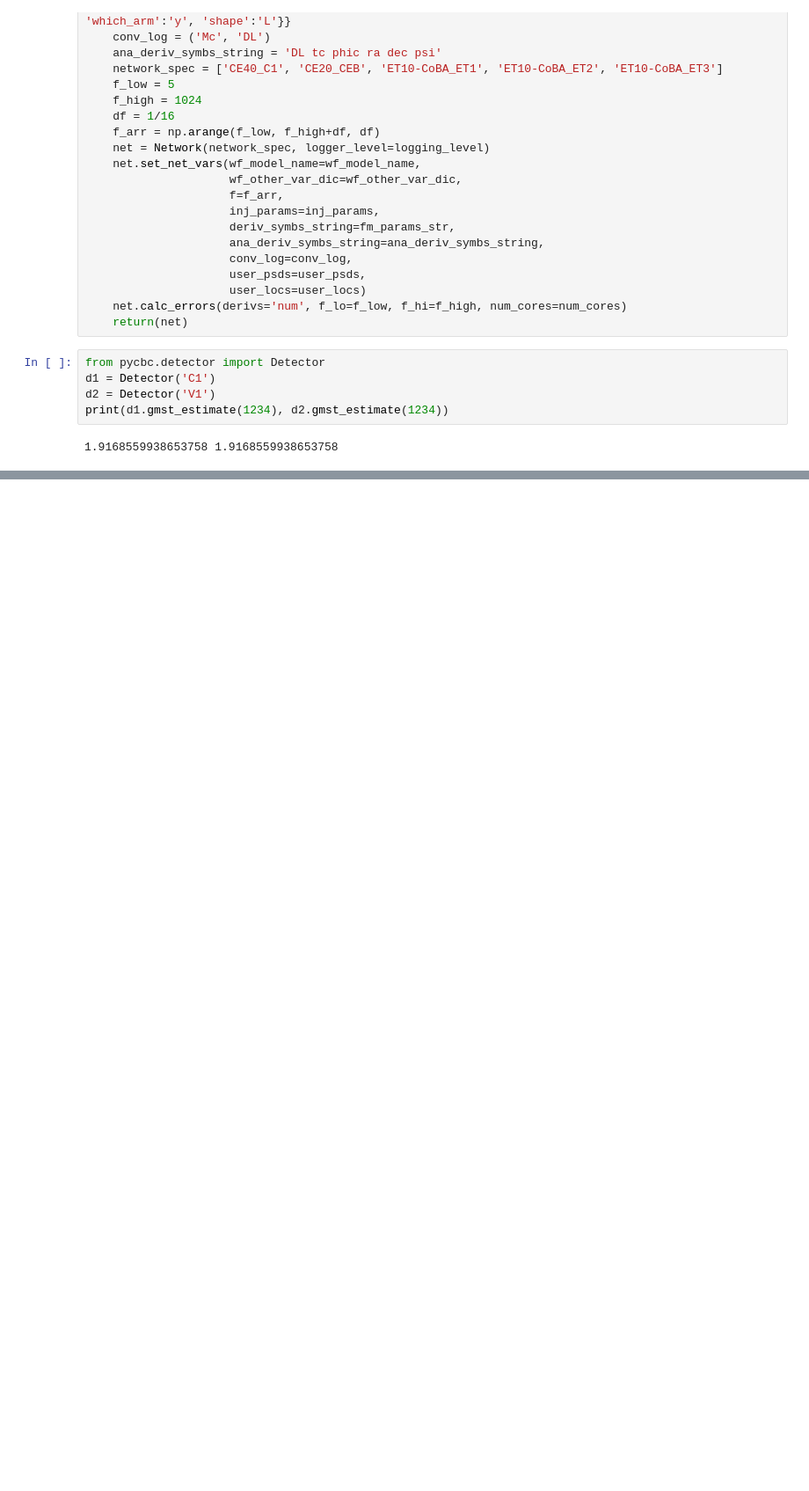
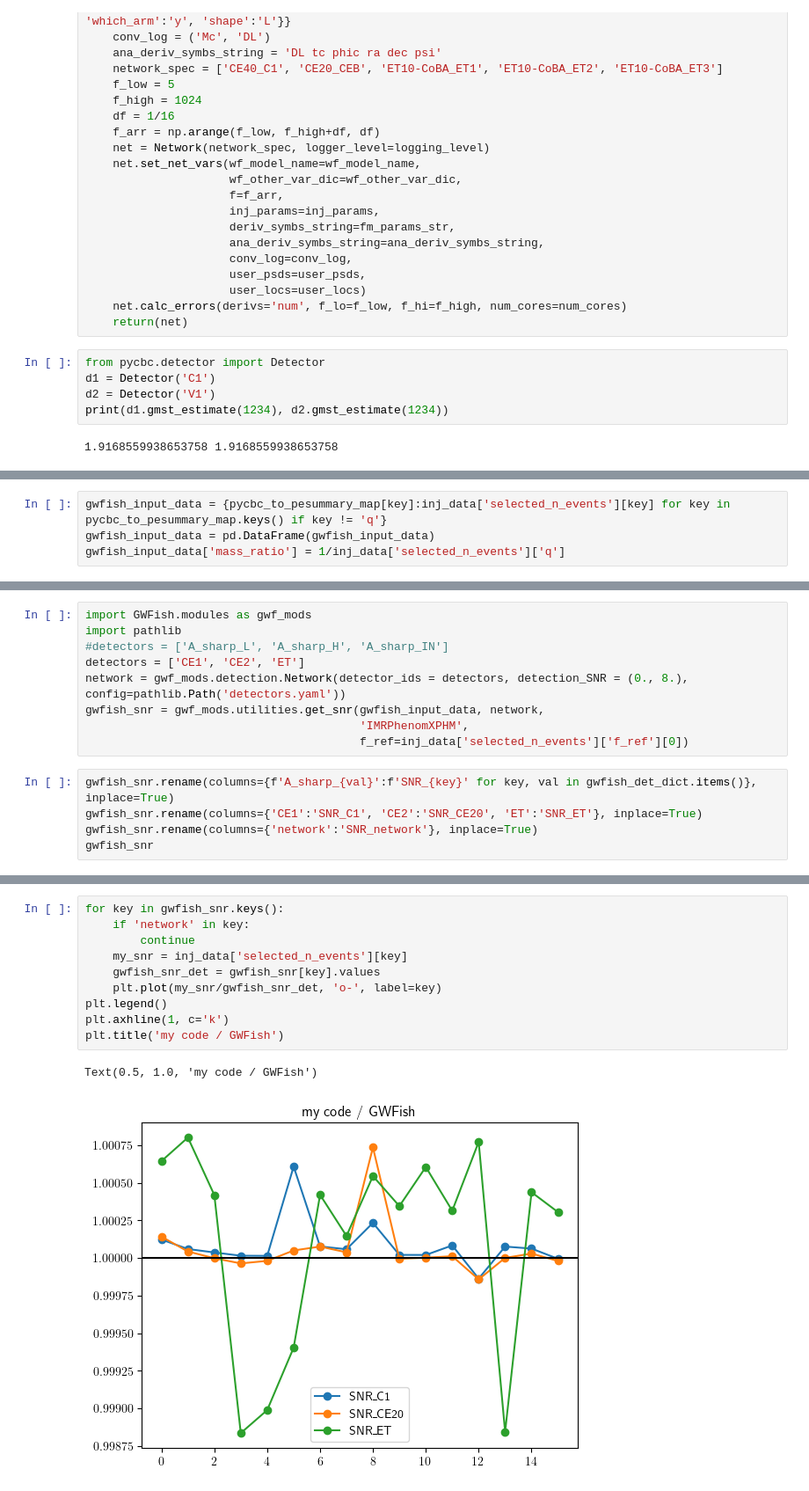
Before and after one commit to divyajyoti09/next_gen_detect, a Jupyter notebook: A-sharp_z_peak_mapping/test_SNR_calc_across_packages.ipynb, the cells around one changed output, grey strips where cells are left out. Shown at 88% size. Saved outputs shown, nothing was run; the diff lists cells and outputs as text; blank space fills up the shorter version.

```diff
--- a/A-sharp_z_peak_mapping/test_SNR_calc_across_packages.ipynb
+++ b/A-sharp_z_peak_mapping/test_SNR_calc_across_packages.ipynb
@@ -454,0 +532,4 @@ print(d1.gmst_estimate(1234), d2.gmst_estimate(1234))
+# %%
+gwfish_input_data = {pycbc_to_pesummary_map[key]:inj_data['selected_n_events'][key] for key in pycbc_to_pesummary_map.keys() if key != 'q'}
+gwfish_input_data = pd.DataFrame(gwfish_input_data)
+gwfish_input_data['mass_ratio'] = 1/inj_data['selected_n_events']['q']
@@ -454,0 +556,14 @@ print(d1.gmst_estimate(1234), d2.gmst_estimate(1234))
+# %%
+import GWFish.modules as gwf_mods
+import pathlib
+#detectors = ['A_sharp_L', 'A_sharp_H', 'A_sharp_IN']
+detectors = ['CE1', 'CE2', 'ET']
+network = gwf_mods.detection.Network(detector_ids = detectors, detection_SNR = (0., 8.), config=pathlib.Path('detectors.yaml'))
+gwfish_snr = gwf_mods.utilities.get_snr(gwfish_input_data, network,
+                                        'IMRPhenomXPHM',
+                                        f_ref=inj_data['selected_n_events']['f_ref'][0])
+# %%
+gwfish_snr.rename(columns={f'A_sharp_{val}':f'SNR_{key}' for key, val in gwfish_det_dict.items()}, inplace=True)
+gwfish_snr.rename(columns={'CE1':'SNR_C1', 'CE2':'SNR_CE20', 'ET':'SNR_ET'}, inplace=True)
+gwfish_snr.rename(columns={'network':'SNR_network'}, inplace=True)
+gwfish_snr
@@ -454,0 +588,13 @@ print(d1.gmst_estimate(1234), d2.gmst_estimate(1234))
+# %%
+for key in gwfish_snr.keys():
+    if 'network' in key:
+        continue
+    my_snr = inj_data['selected_n_events'][key]
+    gwfish_snr_det = gwfish_snr[key].values
+    plt.plot(my_snr/gwfish_snr_det, 'o-', label=key)
+plt.legend()
+plt.axhline(1, c='k')
+plt.title('my code / GWFish')
+# %% [output]
+Text(0.5, 1.0, 'my code / GWFish')
+[figure, new version]
```
Also changed, not shown: parts of 39 cells of this notebook, 5 other files.
